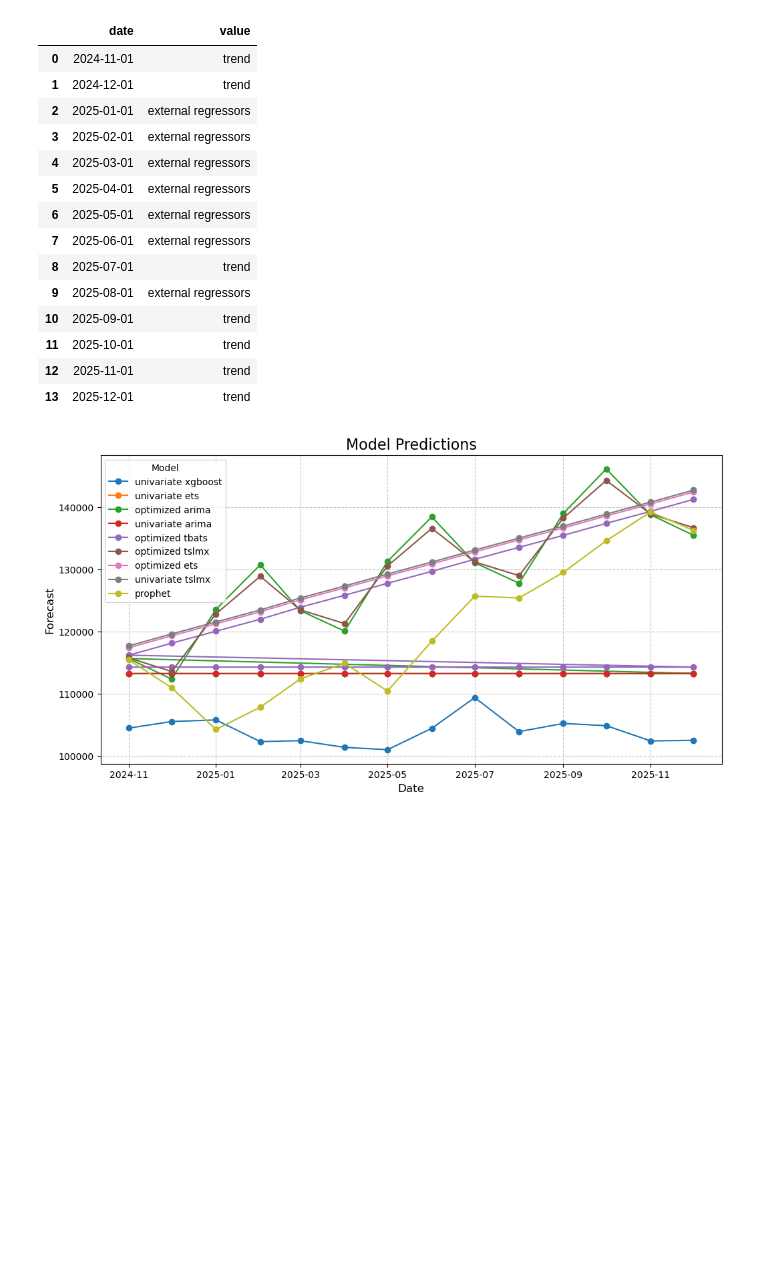
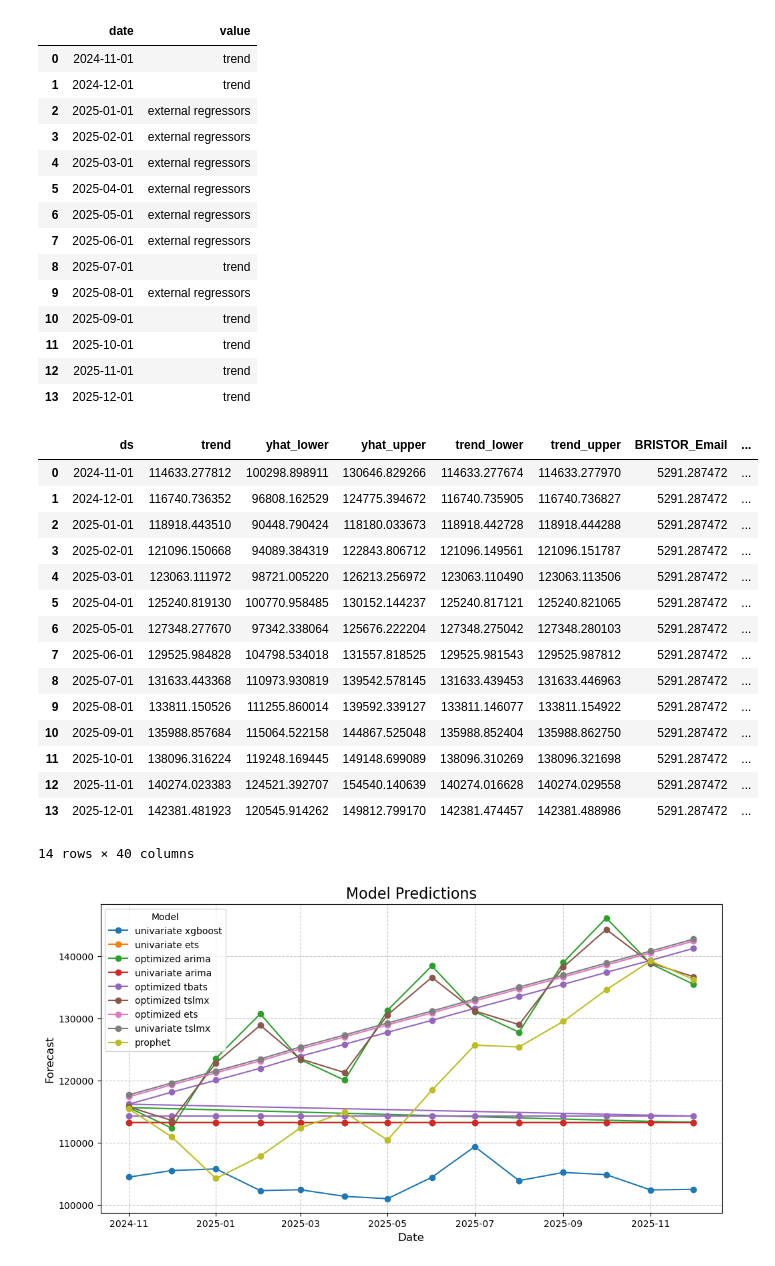
Before and after one commit to AmirMFarhang/LauzHack-CassadagApp, a Jupyter notebook: bristor_analisys.ipynb, the cells around one changed output. Cells and saved outputs as stored; diff of their text form; code cells hidden in the pictures; blank space fills up the shorter version.

Commit message:
Add forecast

```diff
--- a/bristor_analisys.ipynb
+++ b/bristor_analisys.ipynb
@@ -261,6 +261,25 @@ df_local_impact
 | 11 | 2025-10-01 | trend |
 | 12 | 2025-11-01 | trend |
 | 13 | 2025-12-01 | trend |
+# %%
+forecast
+# %% [output]
+|  | ds | trend | yhat_lower | yhat_upper | trend_lower | trend_upper | BRISTOR_Email | ... |
+| 0 | 2024-11-01 | 114633.277812 | 100298.898911 | 130646.829266 | 114633.277674 | 114633.277970 | 5291.287472 | ... |
+| 1 | 2024-12-01 | 116740.736352 | 96808.162529 | 124775.394672 | 116740.735905 | 116740.736827 | 5291.287472 | ... |
+| 2 | 2025-01-01 | 118918.443510 | 90448.790424 | 118180.033673 | 118918.442728 | 118918.444288 | 5291.287472 | ... |
+| 3 | 2025-02-01 | 121096.150668 | 94089.384319 | 122843.806712 | 121096.149561 | 121096.151787 | 5291.287472 | ... |
+| 4 | 2025-03-01 | 123063.111972 | 98721.005220 | 126213.256972 | 123063.110490 | 123063.113506 | 5291.287472 | ... |
+| 5 | 2025-04-01 | 125240.819130 | 100770.958485 | 130152.144237 | 125240.817121 | 125240.821065 | 5291.287472 | ... |
+| 6 | 2025-05-01 | 127348.277670 | 97342.338064 | 125676.222204 | 127348.275042 | 127348.280103 | 5291.287472 | ... |
+| 7 | 2025-06-01 | 129525.984828 | 104798.534018 | 131557.818525 | 129525.981543 | 129525.987812 | 5291.287472 | ... |
+| 8 | 2025-07-01 | 131633.443368 | 110973.930819 | 139542.578145 | 131633.439453 | 131633.446963 | 5291.287472 | ... |
+| 9 | 2025-08-01 | 133811.150526 | 111255.860014 | 139592.339127 | 133811.146077 | 133811.154922 | 5291.287472 | ... |
+| 10 | 2025-09-01 | 135988.857684 | 115064.522158 | 144867.525048 | 135988.852404 | 135988.862750 | 5291.287472 | ... |
+| 11 | 2025-10-01 | 138096.316224 | 119248.169445 | 149148.699089 | 138096.310269 | 138096.321698 | 5291.287472 | ... |
+| 12 | 2025-11-01 | 140274.023383 | 124521.392707 | 154540.140639 | 140274.016628 | 140274.029558 | 5291.287472 | ... |
+| 13 | 2025-12-01 | 142381.481923 | 120545.914262 | 149812.799170 | 142381.474457 | 142381.488986 | 5291.287472 | ... |
+14 rows × 40 columns
 # %%
 final_df['Date'] = pd.to_datetime(final_df['Date'])
 
```
